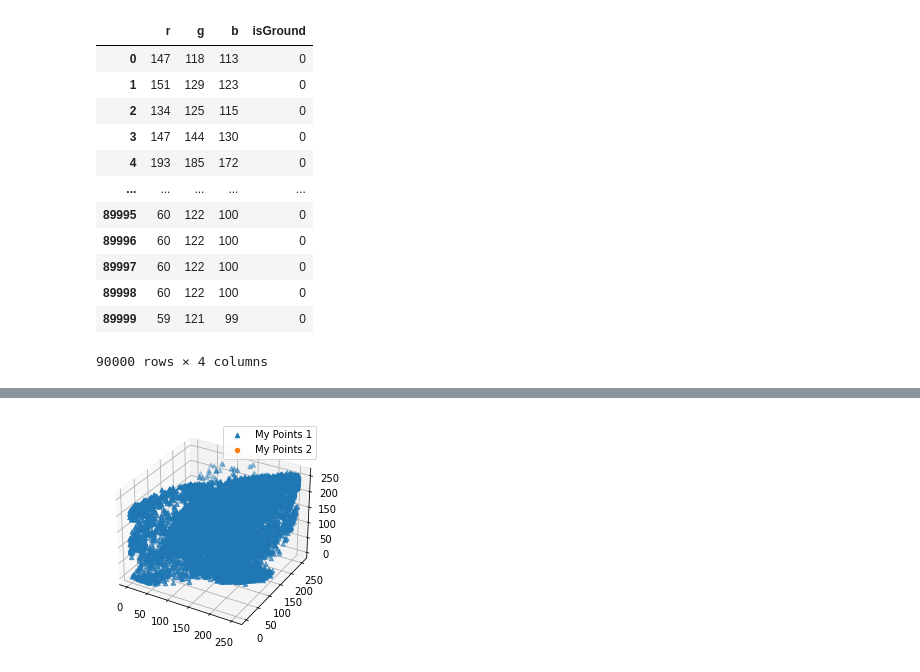
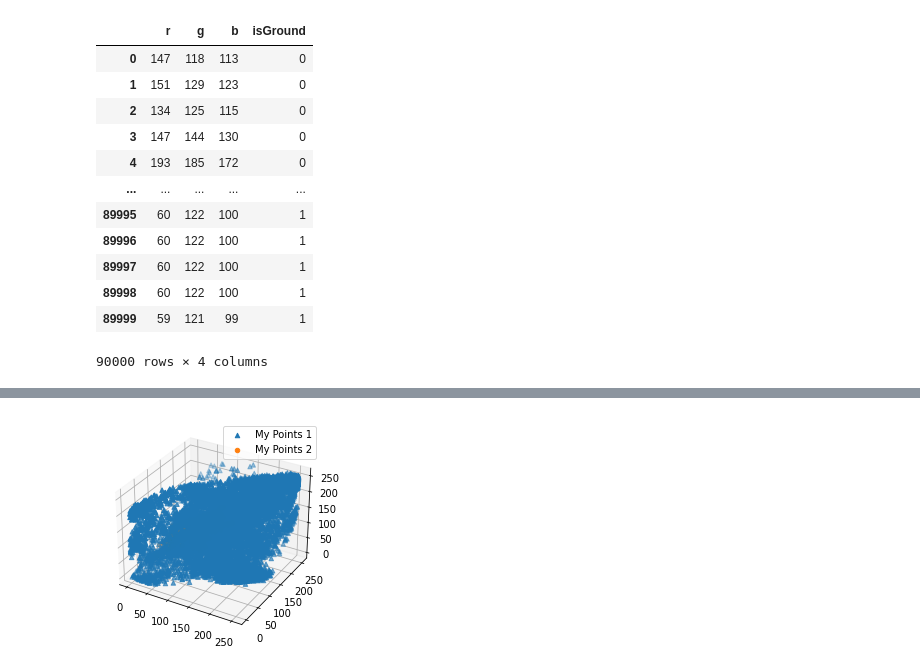
Before and after one commit to hfchen2132131/multimedia_hw4, a Jupyter notebook: hw4.ipynb, the cells around one changed output, grey strips where cells are left out. Drawn from its saved outputs; the diff is of its cells as text; code cells hidden in the pictures.

```diff
--- a/hw4.ipynb
+++ b/hw4.ipynb
@@ -9,26 +12,28 @@ mask_df = pd.DataFrame(img1_mask.reshape(-1,3),columns=["r","g","b"])
 #print(mask_df)
 #mask_df.to_csv("mask.csv")
 # %%
-import numpy as np
+
 s = pd.Series(np.zeros(len(img1_df.index)))
 s
 img1_df["isGround"] = np.zeros(len(img1_df.index))
 img1_df = img1_df.astype({"isGround":int})
 for i in range(len(img1_df.index)):
     if mask_df.at[i,"r"] == 0:
         img1_df.at[i,"isGround"] = 0
+    else:
+        img1_df.at[i,"isGround"] = 1
 img1_df
 # %% [output]
 |  | r | g | b | isGround |
 | 0 | 147 | 118 | 113 | 0 |
 | 1 | 151 | 129 | 123 | 0 |
 | 2 | 134 | 125 | 115 | 0 |
 | 3 | 147 | 144 | 130 | 0 |
 | 4 | 193 | 185 | 172 | 0 |
 | ... | ... | ... | ... | ... |
-| 89995 | 60 | 122 | 100 | 0 |
-| 89996 | 60 | 122 | 100 | 0 |
-| 89997 | 60 | 122 | 100 | 0 |
-| 89998 | 60 | 122 | 100 | 0 |
-| 89999 | 59 | 121 | 99 | 0 |
+| 89995 | 60 | 122 | 100 | 1 |
+| 89996 | 60 | 122 | 100 | 1 |
+| 89997 | 60 | 122 | 100 | 1 |
+| 89998 | 60 | 122 | 100 | 1 |
+| 89999 | 59 | 121 | 99 | 1 |
 90000 rows × 4 columns
```
Also changed, not shown: parts of 12 cells of this notebook, 2 other files.
